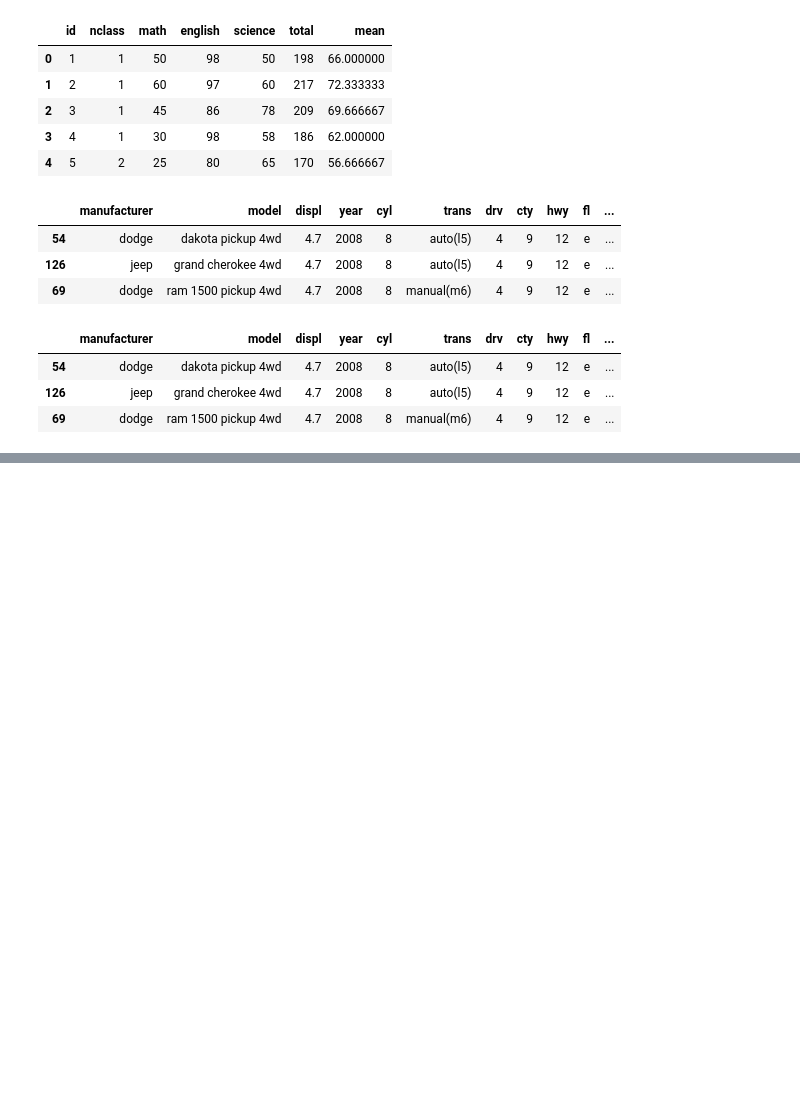
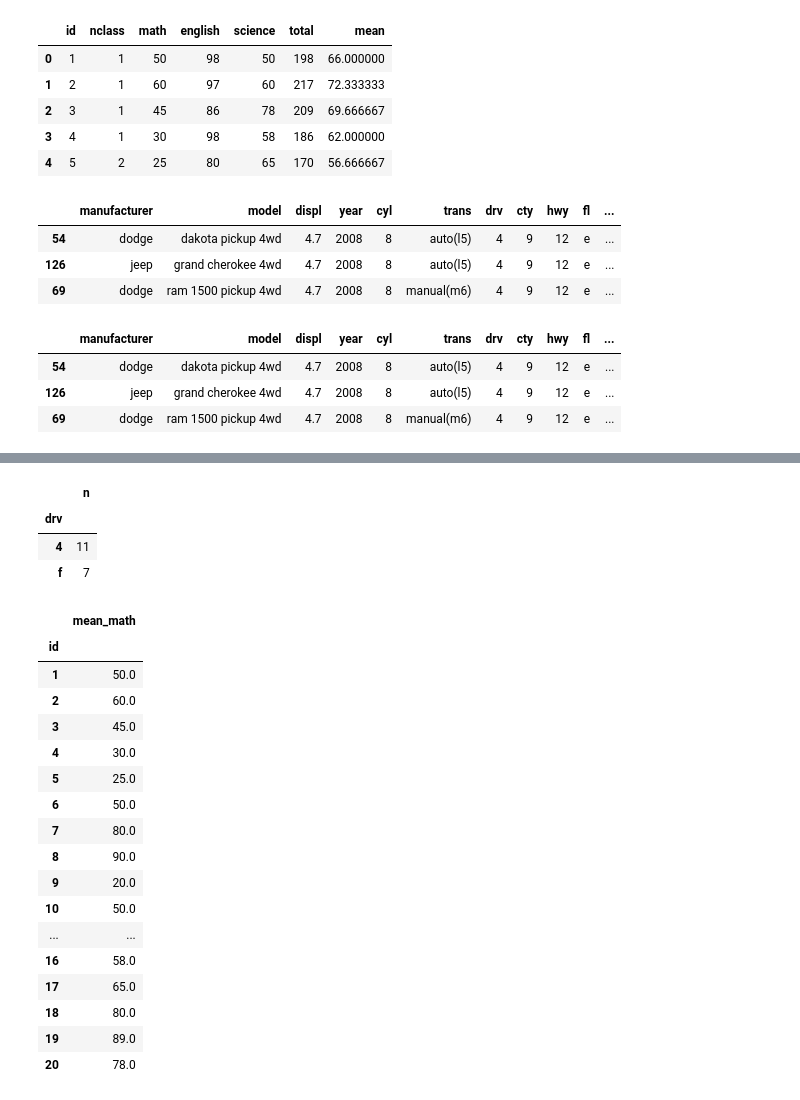
Before and after one commit to gun587330/-, a Jupyter notebook: Note.ipynb, the cells around one changed output, grey strips where cells are left out. Saved outputs shown, nothing was run; the diff lists cells and outputs as text; code cells hidden in the pictures; blank space fills up the shorter version.

```diff
--- a/Note.ipynb
+++ b/Note.ipynb
@@ -1095,3 +1005,9 @@ mpg.assign(total = lambda x: x['cty'] + x['hwy'],
 | 69 | dodge | ram 1500 pickup 4wd | 4.7 | 2008 | 8 | manual(m6) | 4 | 9 | 12 | e | ... |
 # %%
 # 06-6 집단별로 요약하기
+# '집단별 평균', '집단별 빈도'처럼 각 집단을 요약한 값을 구할 때 df.groupby()와 df.agg()를 사용
+# df.agg(요약값을 할당할 변수 = ('요약할 때 사용할 변수', '요약할 때 사용할 함수 > 괄호 사용 x'))
+
+# math 평균 구하기
+exam = pd.read_csv('exam.csv')
+exam.agg(mean_math = ('math', 'mean'))
@@ -1097,0 +1113,30 @@ mpg.assign(total = lambda x: x['cty'] + x['hwy'],
+# %%
+mpg.query('manufacturer == "audi"') \
+   .groupby(['drv']) \
+   .agg(n = ('drv', 'count'))
+# %% [output]
+|  | n |
+| drv |  |
+| 4 | 11 |
+| f | 7 |
+# %%
+exam.groupby('id').agg(mean_math = ('math', 'mean'))
+# %% [output]
+|  | mean_math |
+| id |  |
+| 1 | 50.0 |
+| 2 | 60.0 |
+| 3 | 45.0 |
+| 4 | 30.0 |
+| 5 | 25.0 |
+| 6 | 50.0 |
+| 7 | 80.0 |
+| 8 | 90.0 |
+| 9 | 20.0 |
+| 10 | 50.0 |
+| ... | ... |
+| 16 | 58.0 |
+| 17 | 65.0 |
+| 18 | 80.0 |
+| 19 | 89.0 |
+| 20 | 78.0 |
```
Also changed, not shown: parts of 34 cells of this notebook.
